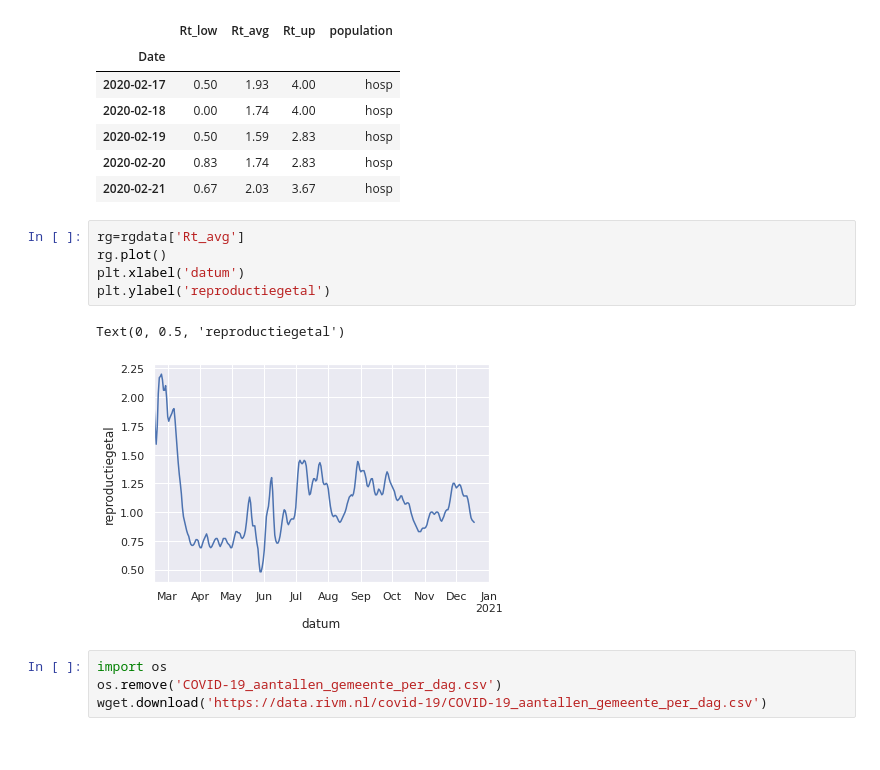
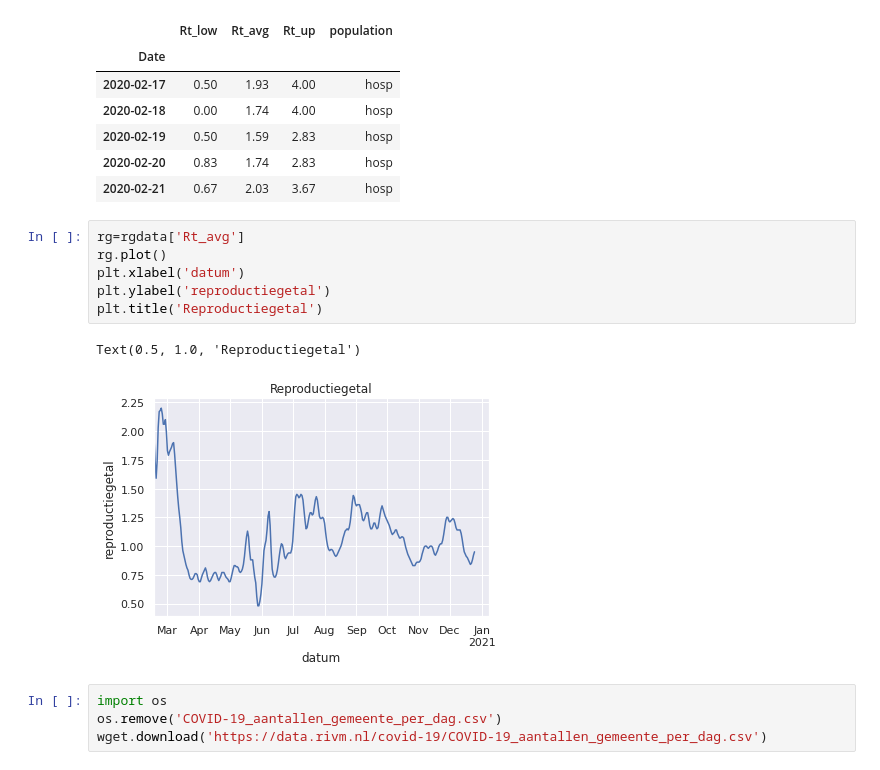
Before and after one commit to tfwittwer/CovidNL, a Jupyter notebook: covidstats.ipynb, the cells around one changed output. Drawn from its saved outputs; the diff is of its cells as text.

```diff
--- a/covidstats.ipynb
+++ b/covidstats.ipynb
@@ -74,11 +77,12 @@ rgdata.head()
 # %%
 rg=rgdata['Rt_avg']
 rg.plot()
 plt.xlabel('datum')
 plt.ylabel('reproductiegetal')
+plt.title('Reproductiegetal')
 # %% [output]
-Text(0, 0.5, 'reproductiegetal')
+Text(0.5, 1.0, 'Reproductiegetal')
-[figure, old version]
+[figure, new version]
 # %%
 import os
 os.remove('COVID-19_aantallen_gemeente_per_dag.csv')
```
Also changed, not shown: parts of 10 cells of this notebook, 1 other file.
